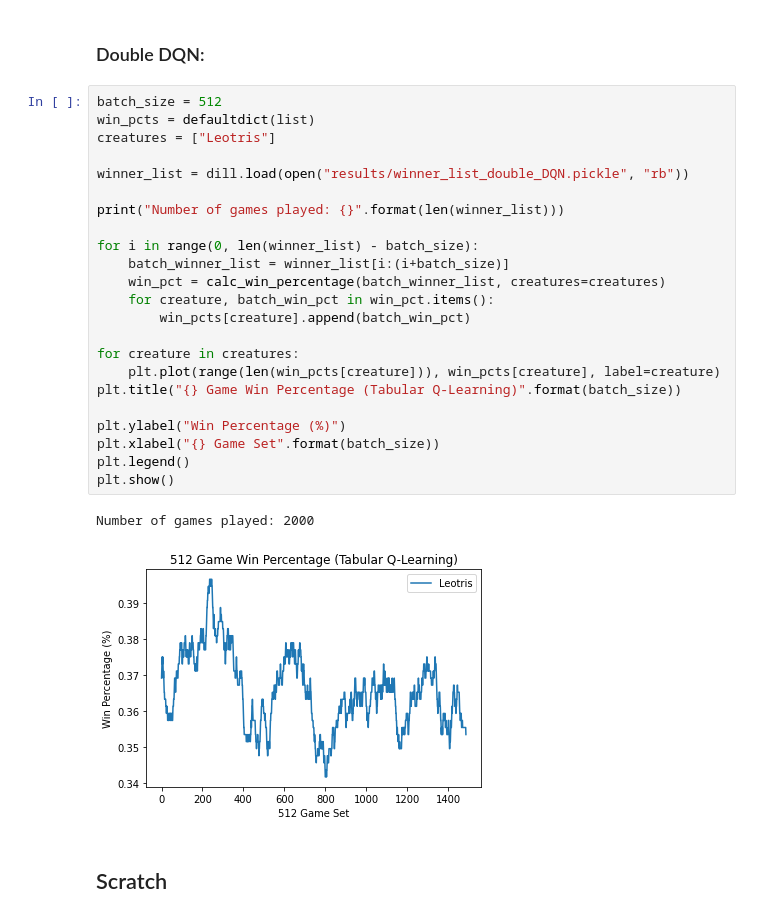
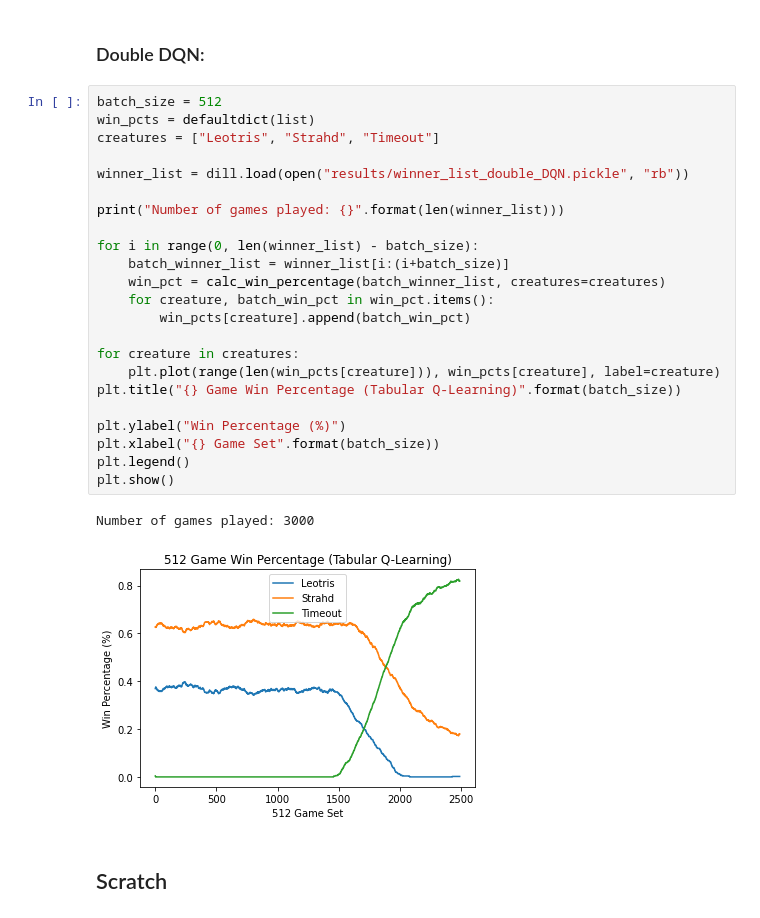
Before and after one commit to AndrewLim1990/dungeonsNdata, a Jupyter notebook: analysis.ipynb, the cells around one changed output. Cells and saved outputs as stored; diff of their text form.

```diff
--- a/analysis.ipynb
+++ b/analysis.ipynb
@@ -178,29 +178,29 @@ Number of games played: 1600
 # %%
 batch_size = 512
 win_pcts = defaultdict(list)
-creatures = ["Leotris"]
+creatures = ["Leotris", "Strahd", "Timeout"]
 
 winner_list = dill.load(open("results/winner_list_double_DQN.pickle", "rb"))
 
 print("Number of games played: {}".format(len(winner_list)))
 
 for i in range(0, len(winner_list) - batch_size):
     batch_winner_list = winner_list[i:(i+batch_size)]
     win_pct = calc_win_percentage(batch_winner_list, creatures=creatures)
     for creature, batch_win_pct in win_pct.items():
         win_pcts[creature].append(batch_win_pct)
 
 for creature in creatures:
     plt.plot(range(len(win_pcts[creature])), win_pcts[creature], label=creature)
 plt.title("{} Game Win Percentage (Tabular Q-Learning)".format(batch_size))
 
 plt.ylabel("Win Percentage (%)")
 plt.xlabel("{} Game Set".format(batch_size))
 plt.legend()
 plt.show()
 # %% [output]
-Number of games played: 2000
+Number of games played: 3000
-[figure, old version]
+[figure, new version]
 # %% [markdown]
 ## Scratch
 # %%
```
Also changed, not shown: parts of 6 cells of this notebook, 6 other files.
